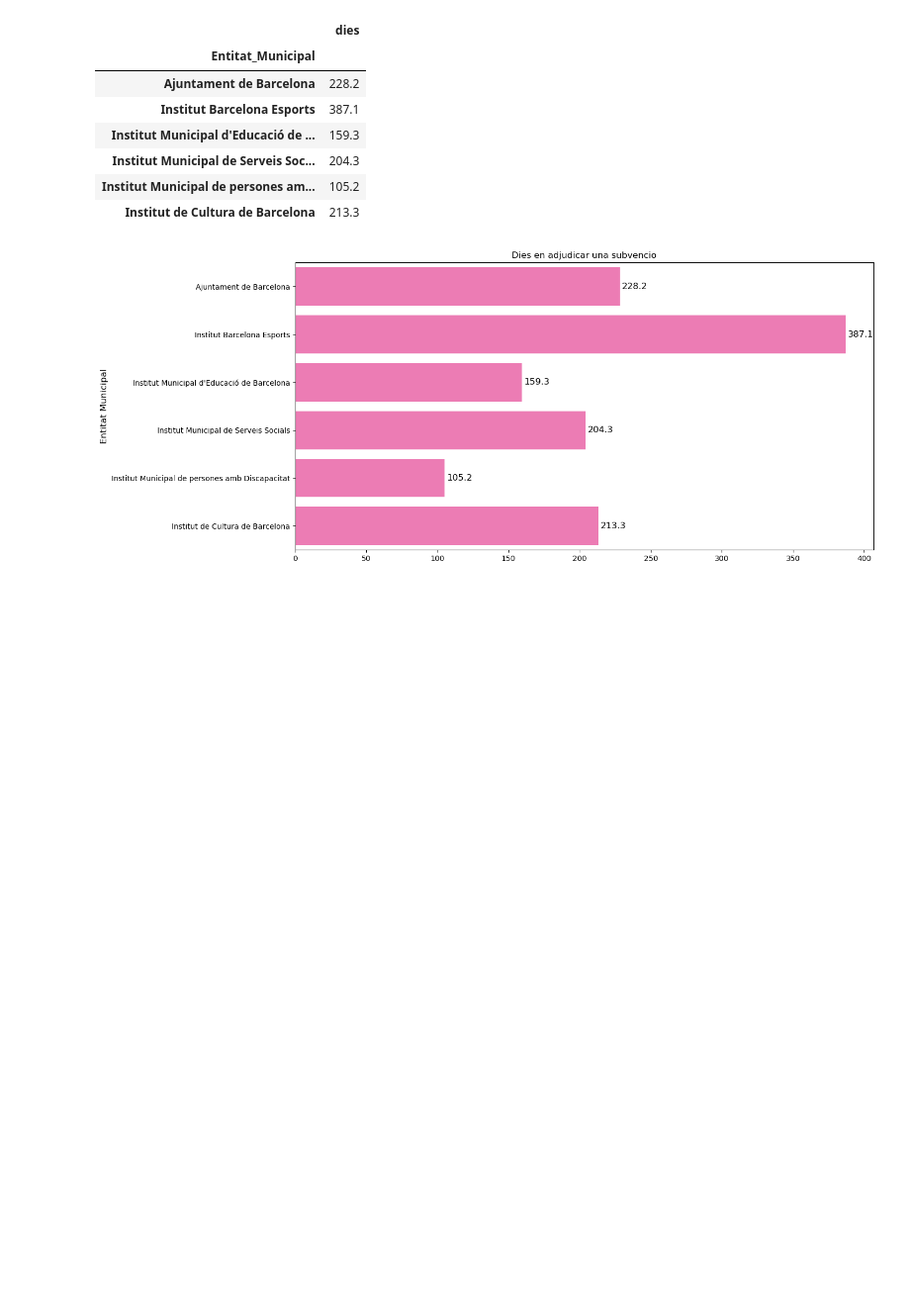
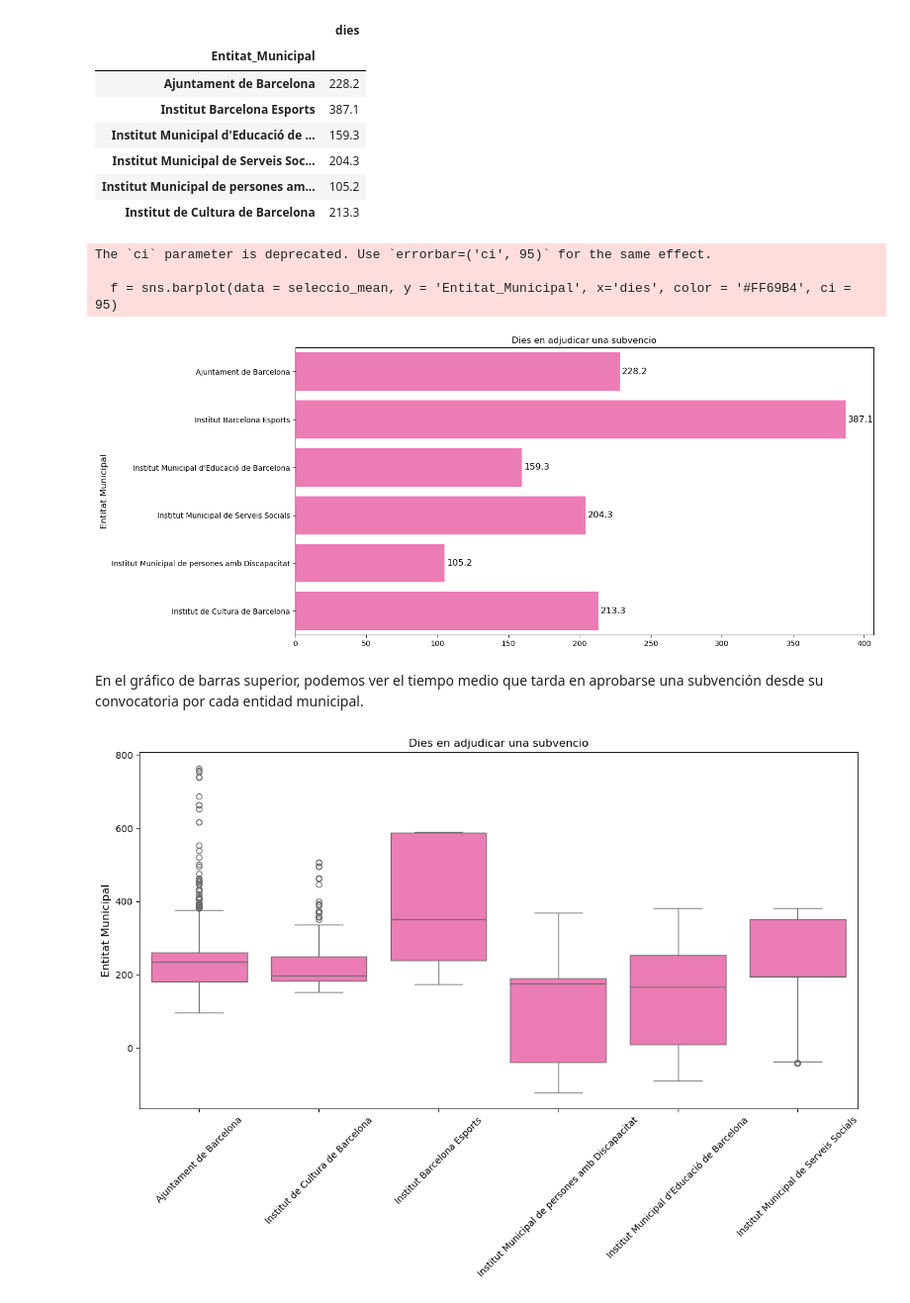
Before and after one commit to MCostal/Subvencions_AjBarcelona, a Jupyter notebook: subvencions.ipynb, the cells around one changed output. Shown at 99% size. Cells and saved outputs as stored; diff of their text form; code cells hidden in the pictures; blank space fills up the shorter version.

```diff
--- a/subvencions.ipynb
+++ b/subvencions.ipynb
@@ -250,11 +254,26 @@ seleccio_mean
 | Institut de Cultura de Barcelona | 213.3 |
 # %%
 plt.figure(figsize=(14, 7))
-f = sns.barplot(data = seleccio_mean, y = 'Entitat_Municipal', x='dies', color = '#FF69B4')
+f = sns.barplot(data = seleccio_mean, y = 'Entitat_Municipal', x='dies', color = '#FF69B4', ci = 95)
 f.bar_label(f.containers[0], fontsize= 12, padding = 3)
 f.set_title('Dies en adjudicar una subvencio', fontsize=12)
 plt.xlabel(None)
 plt.ylabel('Entitat Municipal', fontsize=12)
 plt.show()
 # %% [output]
+The `ci` parameter is deprecated. Use `errorbar=('ci', 95)` for the same effect.
+
+  f = sns.barplot(data = seleccio_mean, y = 'Entitat_Municipal', x='dies', color = '#FF69B4', ci = 95)
 [figure]
+# %% [markdown]
+En el gráfico de barras superior, podemos ver el tiempo medio que tarda en aprobarse una subvención desde su convocatoria por cada entidad municipal.
+# %%
+plt.figure(figsize=(14, 7))
+f = sns.boxplot(data = seleccio2, x = 'Entitat_Municipal', y='dies', color = '#FF69B4')
+f.set_title('Dies en adjudicar una subvencio', fontsize=12)
+plt.xlabel(None)
+plt.ylabel('Entitat Municipal', fontsize=12)
+plt.xticks(rotation = 45)
+plt.show();
+# %% [output]
+[figure, added]
```
Also changed, not shown: parts of 2 cells of this notebook.
